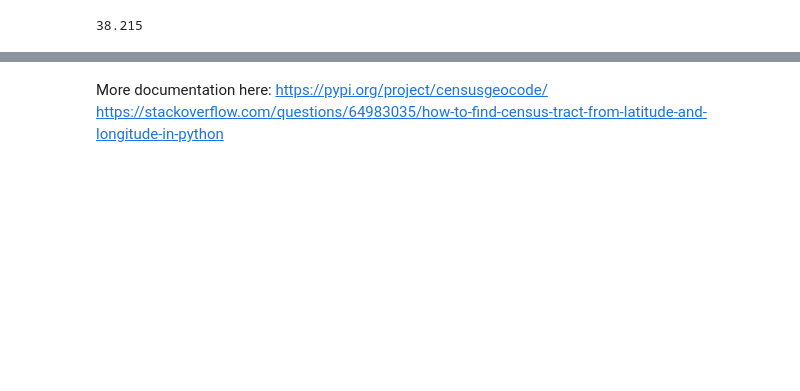
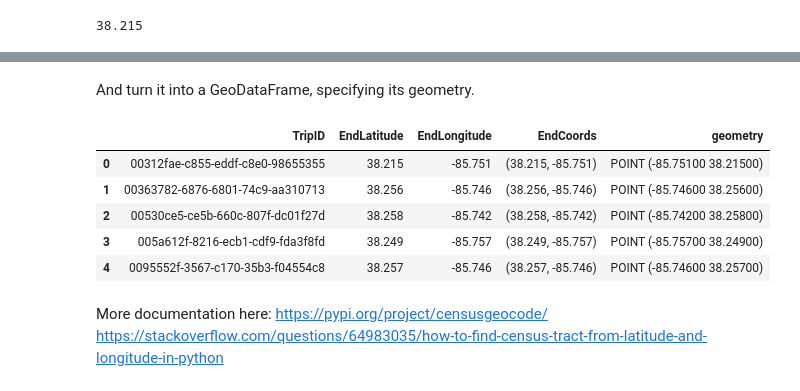
Before and after one commit to abhiram540/TripDataAnalysis-CityOfLouisville-DocklessVehicles, a Jupyter notebook: 7.6 Capstone Two Data Wrangling.ipynb, the cells around one changed output, grey strips where cells are left out. Saved outputs shown, nothing was run; the diff lists cells and outputs as text; code cells hidden in the pictures; blank space fills up the shorter version.

```diff
--- a/7.6 Capstone Two Data Wrangling.ipynb
+++ b/7.6 Capstone Two Data Wrangling.ipynb
@@ -907,0 +959,5 @@ df123['StartCoords'][0][0]
+# %%
+end_cols = [col for col in df123.columns if ('End' in col or 'TripID' in col)]
+# %%
+trips_end = df123[end_cols]
+trips_end.head()
@@ -908,3 +971,18 @@ df123['StartCoords'][0][0]
+# %% [markdown]
+And turn it into a GeoDataFrame, specifying its geometry.
+# %%
+gdf_end =gpd.GeoDataFrame(trips_end,
+                          geometry = gpd.points_from_xy(trips_end.EndLongitude, trips_end.EndLatitude),
+                          crs = 'EPSG:4326')
+# %%
+gdf_end.head()
+# %% [output]
+|  | TripID | EndLatitude | EndLongitude | EndCoords | geometry |
+| 0 | 00312fae-c855-eddf-c8e0-98655355 | 38.215 | -85.751 | (38.215, -85.751) | POINT (-85.75100 38.21500) |
+| 1 | 00363782-6876-6801-74c9-aa310713 | 38.256 | -85.746 | (38.256, -85.746) | POINT (-85.74600 38.25600) |
+| 2 | 00530ce5-ce5b-660c-807f-dc01f27d | 38.258 | -85.742 | (38.258, -85.742) | POINT (-85.74200 38.25800) |
+| 3 | 005a612f-8216-ecb1-cdf9-fda3f8fd | 38.249 | -85.757 | (38.249, -85.757) | POINT (-85.75700 38.24900) |
+| 4 | 0095552f-3567-c170-35b3-f04554c8 | 38.257 | -85.746 | (38.257, -85.746) | POINT (-85.74600 38.25700) |
 # %% [markdown]
 More documentation here: https://pypi.org/project/censusgeocode/
 https://stackoverflow.com/questions/64983035/how-to-find-census-tract-from-latitude-and-longitude-in-python
```
Also changed, not shown: parts of 12 cells of this notebook.
